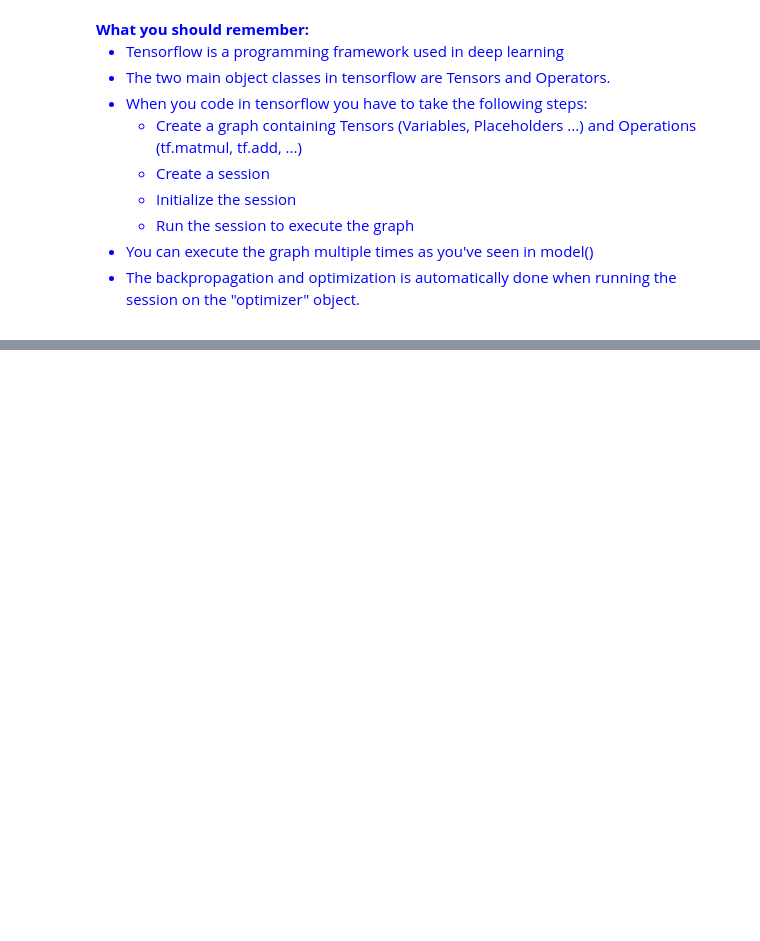
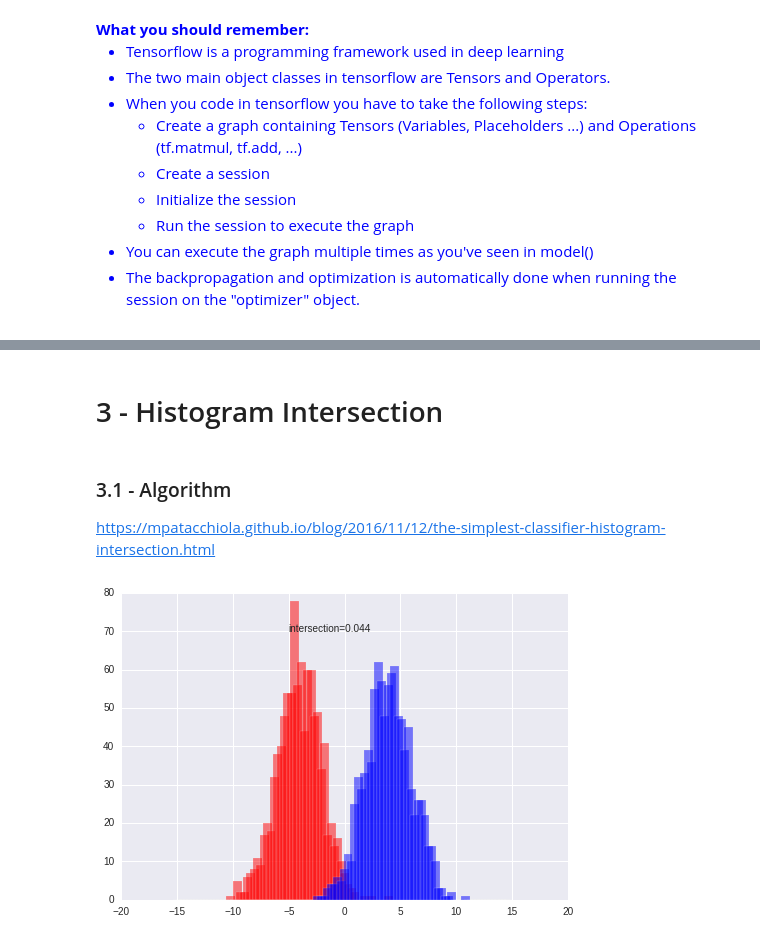
Before and after one commit to georgezoto/Hyperparameter-Tuning-Regularization-and-Optimization, a Jupyter notebook: Hyperparameter tuning, Batch Normalization and Programming Frameworks/Tensorflow_and_SIGNS_Dataset.ipynb, the cells around one changed output, grey strips where cells are left out. Drawn from its saved outputs; the diff is of its cells as text; code cells hidden in the pictures; blank space fills up the shorter version.

```diff
--- a/Hyperparameter tuning, Batch Normalization and Programming Frameworks/Tensorflow_and_SIGNS_Dataset.ipynb
+++ b/Hyperparameter tuning, Batch Normalization and Programming Frameworks/Tensorflow_and_SIGNS_Dataset.ipynb
@@ -1146 +1148,38 @@ y = 1
 ... (8 outputs left out)
+# %% [markdown]
+# 3 - Histogram Intersection
+# %% [markdown]
+### 3.1 - Algorithm
+https://mpatacchiola.github.io/blog/2016/11/12/the-simplest-classifier-histogram-intersection.html
+# %%
+import numpy as np
+import matplotlib.pyplot as plt
+
+def return_intersection(hist_1, hist_2):
+    minima = np.minimum(hist_1, hist_2)
+    intersection = np.true_divide(np.sum(minima), np.sum(hist_2))
+    return intersection
+# %%
+def histogram_intersection(mu_1, mu_2, datapoints, bins, range, theme, alpha):
+  plt.style.use(theme)
+
+  #mu_1 = -4 #mean of the first distribution
+  #mu_2 = 4 #mean of the second distribution
+  data_1 = np.random.normal(mu_1, 2.0, datapoints)
+  data_2 = np.random.normal(mu_2, 2.0, datapoints)
+  hist_1, range_1 = np.histogram(data_1, bins=bins, range=[-range, range])
+  hist_2, range_2 = np.histogram(data_2, bins=bins, range=[-range, range])
+
+  intersection = return_intersection(hist_1, hist_2)
+
+  ax = plt.subplot(111)
+  ax.bar(range_1[:-1], hist_1, color='r', alpha=alpha)
+  ax.bar(range_2[:-1], hist_2, color='b', alpha=alpha)
+  plt.text(-5, 70, 'intersection='+str(intersection))
+  plt.show()
+
+  return (hist_1, range_1, hist_2, range_2, intersection)
+# %%
+histogram_intersection(mu_1=-4, mu_2=4, datapoints=1000, bins=100, range=15, theme='seaborn', alpha=0.5);
+# %% [output]
+[figure, added]
```
Also changed, not shown: parts of 17 cells of this notebook.
